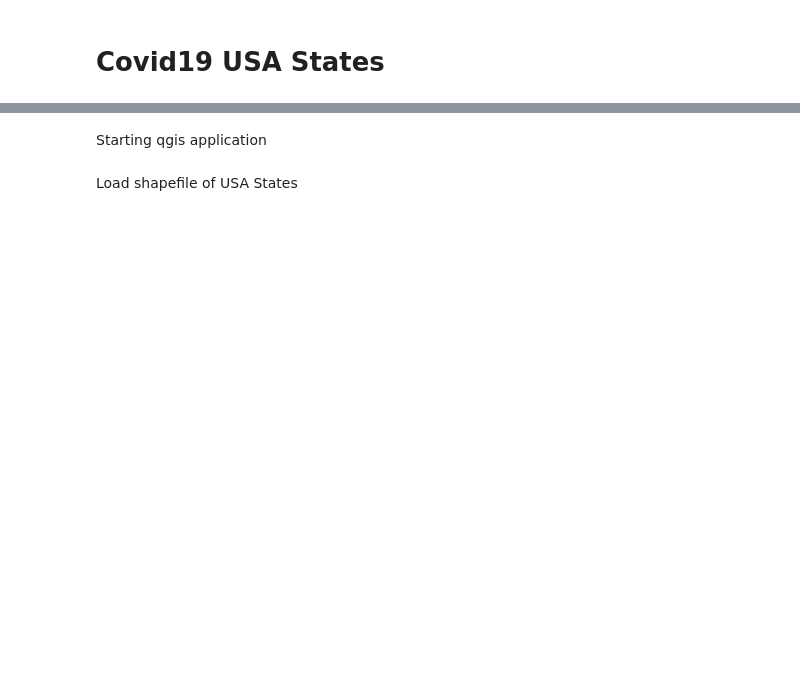
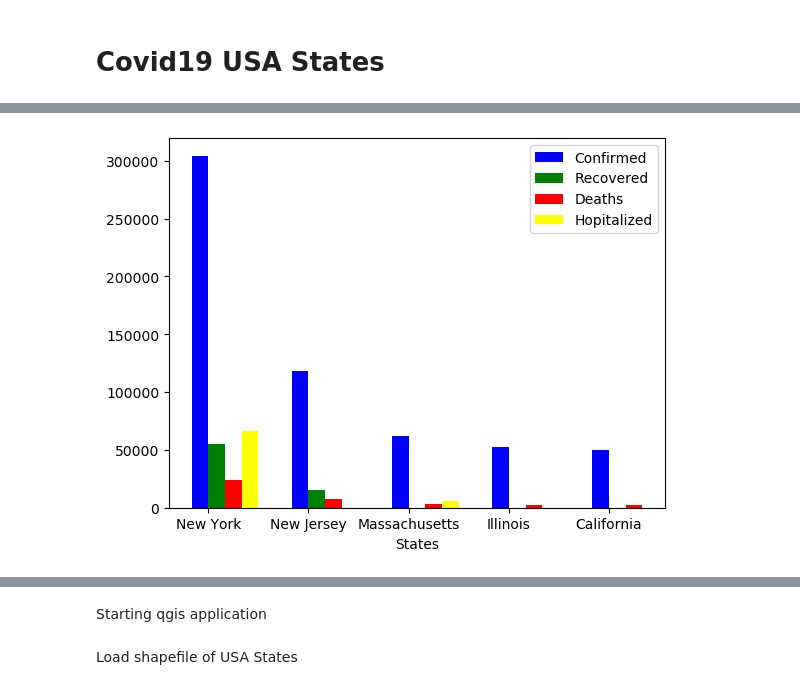
Before and after one commit to LFCC98/TA-Cartografia, a Jupyter notebook: Cartografia-TP-19-20-a81960.ipynb, the cells around one changed output, grey strips where cells are left out. Saved outputs shown, nothing was run; the diff lists cells and outputs as text; code cells hidden in the pictures; blank space fills up the shorter version.

```diff
--- a/Cartografia-TP-19-20-a81960.ipynb
+++ b/Cartografia-TP-19-20-a81960.ipynb
@@ -2,0 +56,30 @@
+# %%
+confirmed = []
+recovered = []
+deaths = []
+hospitalized = []
+xlabel = []
+legend = ['Confirmed', 'Recovered', 'Deaths', 'Hopitalized']
+top_n = 5
+
+for row in top.head(top_n).iterrows():
+    confirmed.append(row[1].Confirmed)
+    recovered.append(row[1].Recovered)
+    deaths.append(row[1].Deaths)
+    hospitalized.append(row[1].People_Hospitalized)
+    xlabel.append(row[1].Province_State)
+# %%
+index = np.arange(top_n)
+width = 1 / (top_n + 1)
+
+plt.bar(index, confirmed, width, color='blue', label=legend[0])
+plt.bar(index + width, recovered, width, color='green', label=legend[1])
+plt.bar(index + width * 2, deaths, width, color='red', label=legend[2])
+plt.bar(index + width * 3, hospitalized, width, color='yellow', label=legend[3])
+
+plt.xlabel('States')
+plt.xticks(index + width / 2, xlabel)
+plt.legend(loc="upper right")
+plt.show()
+# %% [output]
+[figure, added]
```
Also changed, not shown: parts of 22 cells of this notebook, 15 other files.
